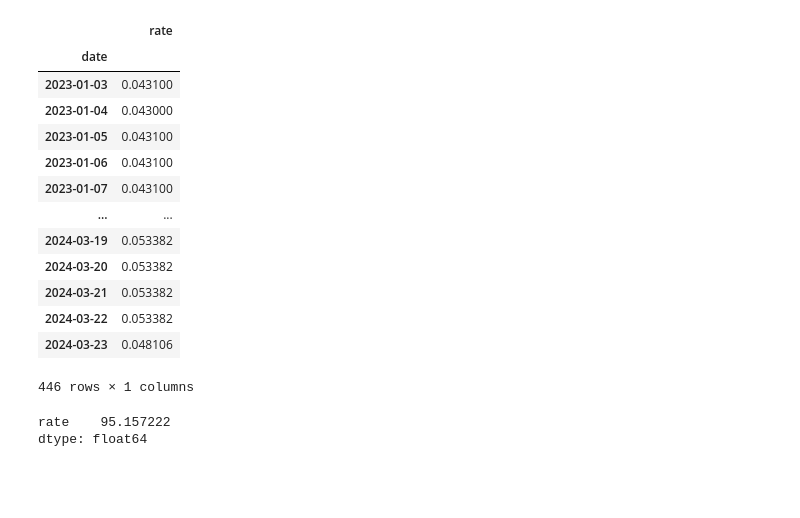
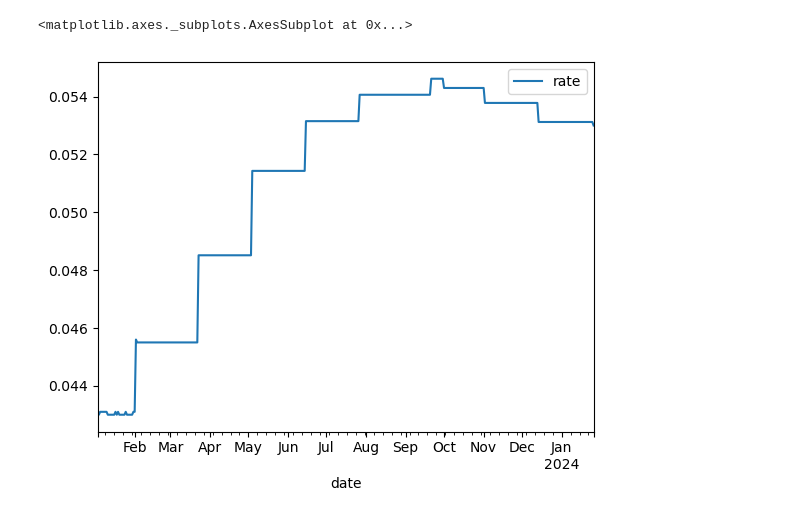
Before and after one commit to George-Holbrow-Wilshaw/MarketsCode, a Jupyter notebook: curves.ipynb, the cells around one changed output. Saved outputs shown, nothing was run; the diff lists cells and outputs as text; code cells hidden in the pictures; blank space fills up the shorter version.

```diff
--- a/curves.ipynb
+++ b/curves.ipynb
@@ -7,15 +7,19 @@ from scipy.optimize import minimize
 CURR_SOFR_FIX = 0.0455
 FIX_DATE = dt.date(2023, 3, 2)
 
+
+# Added additional jump date in october in addition to FOMC dates
 fomc_dates = [
     dt.date(2023, 3, 23),
     dt.date(2023, 5, 4),
     dt.date(2023, 6, 15),
     dt.date(2023, 7, 27),
     dt.date(2023, 9, 21),
+    dt.date(2023, 10, 1),
     dt.date(2023, 11, 2),
     dt.date(2023, 12, 14),
-    dt.date(2024, 1, 2),
+    dt.date(2023, 12, 31),
+    dt.date(2024, 1, 26),
     dt.date(2024, 3, 23)
     ]
 
@@ -26,14 +30,13 @@ start_steps = [25] * len(fomc_dates)
 class SOFR1:
     pass
 # %%
-
 class CurveSOFR:
 
     def __init__(self, sofr_fixings: pd.DataFrame):
 
         self.fixings = sofr_fixings.copy()
         self.current_date = self.fixings.index[-1]
-        self.current_fix = self.fixings[-1]
+        self.current_fix = self.fixings.iloc[-1,0]
 
     def bootstrap_from_futures(self, fomc_dates: list, future_obj_list: list):
 
@@ -53,11 +56,7 @@ class CurveSOFR:
         if next_fomc > end_date:
             return None
 
-        if (self.current_date < start_date):
-            days_to_fomc = (next_fomc - start_date).days
-        else:
-            days_to_fomc = (next_fomc - self.current_date).days
-
+        days_to_fomc = (next_fomc - start_date).days
         days_from_fomc = (end_date - next_fomc).days + 1
         days_in_contract = (end_date - start_date).days + 1
 
@@ -71,6 +70,8 @@ class CurveSOFR:
         r_boot = future_obj.bootstrap_rate_from_px(observed, days_in_contract, days_to_fomc, days_from_fomc)
 
         self.fixings.loc[next_fomc, 'rate'] = r_boot
+
+        return r_boot
 
     def fill_curve_gaps(self):
 
@@ -87,21 +88,23 @@ class CurveSOFR:
             date_range = pd.date_range(instrument_dates[0], instrument_dates[-1])
             constructed_curve = pd.DataFrame(index = pd.DatetimeIndex(fomc_dates), data = {'rate': current_fix, 'steps': steps})
             constructed_curve['cumu_steps'] = constructed_curve['steps'].cumsum() / 10000
-            constructed_curve['rates'] = constructed_curve['rate'] = constructed_curve['cumu_steps']
+            constructed_curve['rate'] = constructed_curve['rate'] + constructed_curve['cumu_steps']
             constructed_curve.loc[self.current_date, 'rate'] = current_fix
             constructed_curve = constructed_curve.resample('D').mean()
             constructed_curve = constructed_curve.ffill()
 
             market_prices = np.array([i.price for i in futures])
-            implied_prices = np.array([i.price_from_curve(constructed_curve) for i in futures])
+            implied_prices = np.array([i.price_from_curve(constructed_curve[['rate']]) for i in futures])
 
             e = sum((market_prices - implied_prices)**2)
+
+            print(market_prices, implied_prices)
+
             return e
 
-        results = minimize(target, steps, fomc_dates, futures)
+        results = minimize(target, steps, args=(self.current_fix, fomc_dates, futures), method = 'SLSQP')
 
-
-
+        print(results)
 
 class Futures:
 
@@ -131,17 +134,21 @@ class FuturesSOFR1M(Futures):
 
         return contract_end
 
-    def price_from_curve(self, curve: CurveSOFR):
+    def price_from_curve(self, curve_fixings: pd.DataFrame):
 
         days_in_contract = (self.contract_end - self.contract_start).days + 1
-        r = np.sum(curve.fixings.loc[self.contract_start:self.contract_end,:]) / days_in_contract
+        r = np.sum(curve_fixings.loc[self.contract_start:self.contract_end,'rate']) / days_in_contract
+
         px = 100 - r * 100
 
         self.price = px
 
+        return px
+
     def bootstrap_rate_from_px(self, observed: pd.DataFrame, days_in_contract: int, days_to_fomc: int, days_from_fomc: int):
 
         r_obs = np.sum(observed.rate) / len(observed)
+
         r_boot = (self.implied_rate * days_in_contract - r_obs * days_to_fomc) / days_from_fomc
 
         return r_boot
@@ -229,6 +247,6 @@ SOFR.fixings
 # %%
 SOFR.bootstrap_from_futures(fomc_dates, futures_list)
 SOFR.fill_curve_gaps()
-SOFR.fixings
+SOFR.fixings.plot()
 # %% [output]
 Bootstrapping rates for SOFR 1M future ending on 2023-03-31 00:00:00
@@ -251,27 +264,2 @@ Bootstrapping rates for SOFR 1M future ending on 2024-03-31 00:00:00
-|  | rate |
-| date |  |
-| 2023-01-03 | 0.043100 |
-| 2023-01-04 | 0.043000 |
-| 2023-01-05 | 0.043100 |
-| 2023-01-06 | 0.043100 |
-| 2023-01-07 | 0.043100 |
-| ... | ... |
-| 2024-03-19 | 0.053382 |
-| 2024-03-20 | 0.053382 |
-| 2024-03-21 | 0.053382 |
-| 2024-03-22 | 0.053382 |
-| 2024-03-23 | 0.048106 |
-446 rows × 1 columns
+<matplotlib.axes._subplots.AxesSubplot at 0x...>
+[figure, added]
-# %%
-# Test pricing from curve
-future = FuturesSOFR1M(pd.to_datetime(dt.date(2023, 4, 1)))
-SOFR.fill_curve_gaps()
-
-
-
-future.price_from_curve(SOFR)
-
-future.price
-# %% [output]
-rate    95.157222
-dtype: float64
```
Also changed, not shown: parts of 12 cells of this notebook.
